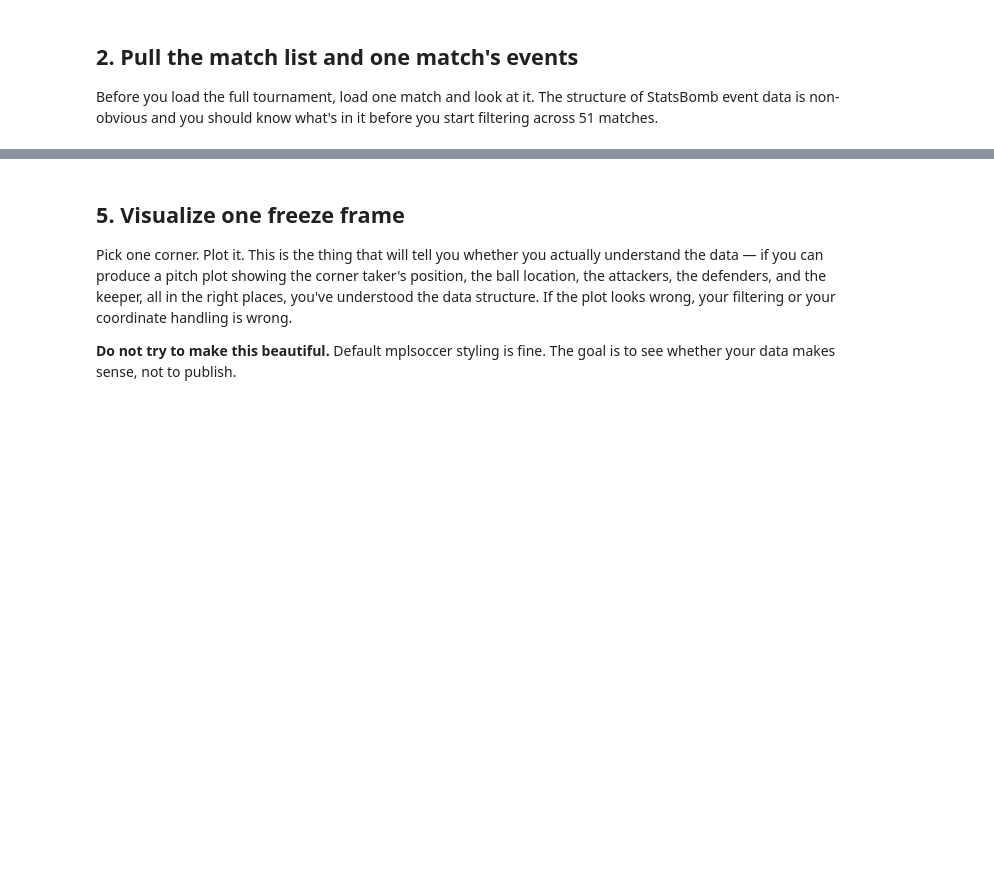
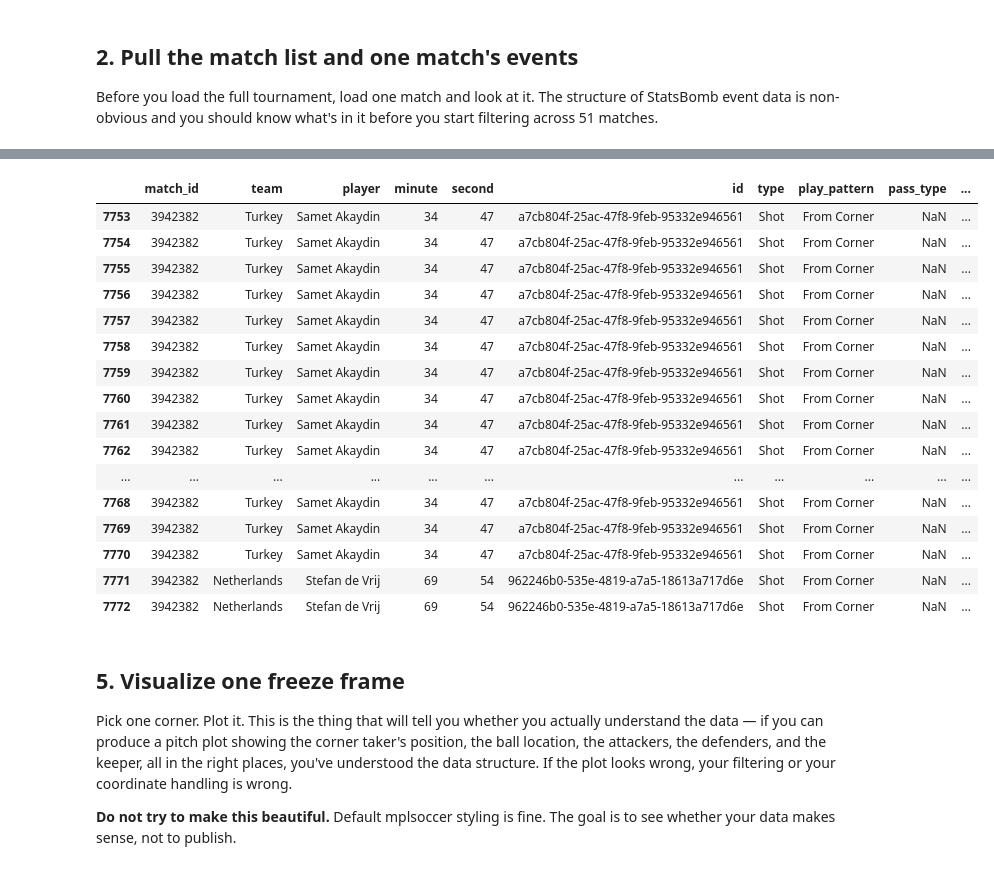
Before and after one commit to tmartins14/football-analytics, a Jupyter notebook: analyses/corners_euro_2024/01_data_exploration.ipynb, the cells around one changed output, grey strips where cells are left out. Cells and saved outputs as stored; diff of their text form; code cells hidden in the pictures; blank space fills up the shorter version.

```diff
--- a/analyses/corners_euro_2024/01_data_exploration.ipynb
+++ b/analyses/corners_euro_2024/01_data_exploration.ipynb
@@ -55,7 +155,7 @@ Before you load the full tournament, load one match and look at it. The structur
 # %%
 # Find the corner *events* in this match.
 #
-# A corner is a type=Pass with pass.type="Corner".
+# A corner is a type=Pass with pass_type="Corner".
 # Don't confuse this with play_pattern="From Corner", which marks everything in the
 # sequence that *follows* a corner, not the corner itself.
 #
@@ -64,3 +164,14 @@ Before you load the full tournament, load one match and look at it. The structur
 # play_pattern="From Corner". You'll want to link them.
 #
 # Question to answer: how many corners are in this match? How many resulted in a shot?
+# Answer: There were 3 corners in this match, and 2 of them resulted in a shot.
+
+corners = events_df[
+    (events_df['type'] == 'Pass')
+    & (events_df['pass_type'] == 'Corner')
+]
+
+corners
+
+from_corners = events_df[events_df['play_pattern'] == 'From Corner']
+from_corners[['match_id','minute','type', 'pass_type']].sort_values('minute')
@@ -109,7 +285,7 @@ So you need to link each corner-resulting shot back to its originating corner ki
 **Verify first:** before you build anything on top of this assumption, confirm that StatsBomb attaches 360 frames to corner *pass* events. If they don't, you'll need to use the closest preceding tracked event with a frame, and the whole linking step changes.
 # %%
 # Step 1: get all events with 360 data for the matches in scope.
-# sb.events(match_id) actually does include 360_freeze_frame when fmt="json" — confirm
+# sb.events(match_id) actually does include freeze_frame when fmt="json" — confirm
 # by checking events.columns after loading one match. If statsbombpy is hiding it by
 # default, you may need to pull the raw 360 jsons from the open-data github repo:
 # https://github.com/statsbomb/open-data/tree/master/data/three-sixty
@@ -117,3 +293,16 @@ So you need to link each corner-resulting shot back to its originating corner ki
 # Tip: don't fight statsbombpy if it's awkward. Just pull the JSONs directly with requests.
 # The 360 file per match is data/three-sixty/{match_id}.json, structured as a list of
 # {event_uuid, visible_area, freeze_frame} dicts. Merge on event_uuid == event.id.
+
+event_frames = []
+
+# Combine all matches' events into one big DataFrame. This is the slow part.
+for match_id in euro_matches['match_id']:
+    events_df = sb.events(match_id)
+    events_df = events_df[events_df['play_pattern'] == 'From Corner'][['match_id', 'team','player','minute','second','id','type','play_pattern','pass_type','location','shot_freeze_frame','shot_statsbomb_xg', 'shot_body_part', 'shot_technique','shot_outcome']]
+    frames = load_frames(match_id)
+
+    merged = pd.merge(events_df, frames, left_on='id', right_on='event_uuid', how='left', suffixes=('_ball', '_player'))
+    event_frames.append(merged)
+
+event_frames_df = pd.concat(event_frames, ignore_index=True)
@@ -135,9 +395,38 @@ So you need to link each corner-resulting shot back to its originating corner ki
 # %%
 # Step 3: attach the freeze frame from the *corner event* (not the shot event) to each row.
 #
 # Question to answer: of the corner-resulting headed shots, how many have a 360 freeze
 # frame attached at the moment of the corner delivery? Is it 100%? If not, why not?
 # (Hint: 360 coverage isn't 100% even in competitions that have it.)
+
+corner_headers_frames = event_frames_df[(event_frames_df['type'] == 'Shot') & (event_frames_df['shot_body_part'] == 'Head')][
+    ['match_id', 'team','player','minute','second','id','type','play_pattern','pass_type','shot_freeze_frame','shot_statsbomb_xg', 'shot_body_part', 'shot_technique','shot_outcome','location_ball', 'visible_area','location_player','teammate','actor','keeper']
+    ].sort_values(by=['match_id', 'minute', 'second'])
+
+corner_headers_frames[corner_headers_frames['match_id'] == 3942382].head(20)
+
+# it looks like all events have the freeze frame attached, which is great. If there were some missing, we would need to investigate why. Possible reasons could include:
+# - The corner event didn't have 360 data available (e.g., if the match wasn't fully covered by 360 cameras).
+# - There was an issue with merging the events and frames data (e.g., if event_uuid didn't match correctly).
+# - The shot event was incorrectly classified and doesn't actually have a corresponding corner event with 360 data.
+# %% [output]
+|  | match_id | team | player | minute | second | id | type | play_pattern | pass_type | ... |
+| 7753 | 3942382 | Turkey | Samet Akaydin | 34 | 47 | a7cb804f-25ac-47f8-9feb-95332e946561 | Shot | From Corner | NaN | ... |
+| 7754 | 3942382 | Turkey | Samet Akaydin | 34 | 47 | a7cb804f-25ac-47f8-9feb-95332e946561 | Shot | From Corner | NaN | ... |
+| 7755 | 3942382 | Turkey | Samet Akaydin | 34 | 47 | a7cb804f-25ac-47f8-9feb-95332e946561 | Shot | From Corner | NaN | ... |
+| 7756 | 3942382 | Turkey | Samet Akaydin | 34 | 47 | a7cb804f-25ac-47f8-9feb-95332e946561 | Shot | From Corner | NaN | ... |
+| 7757 | 3942382 | Turkey | Samet Akaydin | 34 | 47 | a7cb804f-25ac-47f8-9feb-95332e946561 | Shot | From Corner | NaN | ... |
+| 7758 | 3942382 | Turkey | Samet Akaydin | 34 | 47 | a7cb804f-25ac-47f8-9feb-95332e946561 | Shot | From Corner | NaN | ... |
+| 7759 | 3942382 | Turkey | Samet Akaydin | 34 | 47 | a7cb804f-25ac-47f8-9feb-95332e946561 | Shot | From Corner | NaN | ... |
+| 7760 | 3942382 | Turkey | Samet Akaydin | 34 | 47 | a7cb804f-25ac-47f8-9feb-95332e946561 | Shot | From Corner | NaN | ... |
+| 7761 | 3942382 | Turkey | Samet Akaydin | 34 | 47 | a7cb804f-25ac-47f8-9feb-95332e946561 | Shot | From Corner | NaN | ... |
+| 7762 | 3942382 | Turkey | Samet Akaydin | 34 | 47 | a7cb804f-25ac-47f8-9feb-95332e946561 | Shot | From Corner | NaN | ... |
+| ... | ... | ... | ... | ... | ... | ... | ... | ... | ... | ... |
+| 7768 | 3942382 | Turkey | Samet Akaydin | 34 | 47 | a7cb804f-25ac-47f8-9feb-95332e946561 | Shot | From Corner | NaN | ... |
+| 7769 | 3942382 | Turkey | Samet Akaydin | 34 | 47 | a7cb804f-25ac-47f8-9feb-95332e946561 | Shot | From Corner | NaN | ... |
+| 7770 | 3942382 | Turkey | Samet Akaydin | 34 | 47 | a7cb804f-25ac-47f8-9feb-95332e946561 | Shot | From Corner | NaN | ... |
+| 7771 | 3942382 | Netherlands | Stefan de Vrij | 69 | 54 | 962246b0-535e-4819-a7a5-18613a717d6e | Shot | From Corner | NaN | ... |
+| 7772 | 3942382 | Netherlands | Stefan de Vrij | 69 | 54 | 962246b0-535e-4819-a7a5-18613a717d6e | Shot | From Corner | NaN | ... |
 # %% [markdown]
 ## 5. Visualize one freeze frame
 
```
Also changed, not shown: parts of 18 cells of this notebook, 15 other files.
